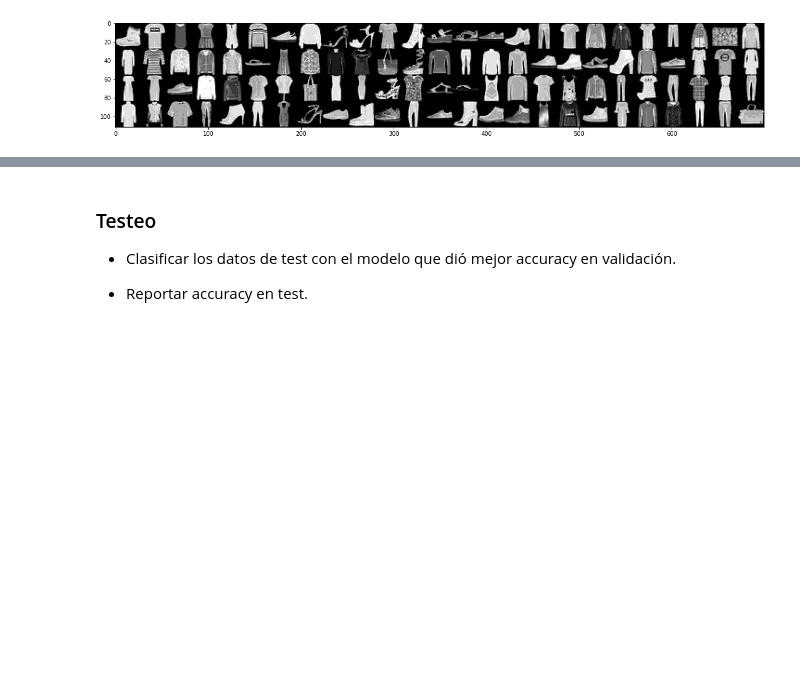
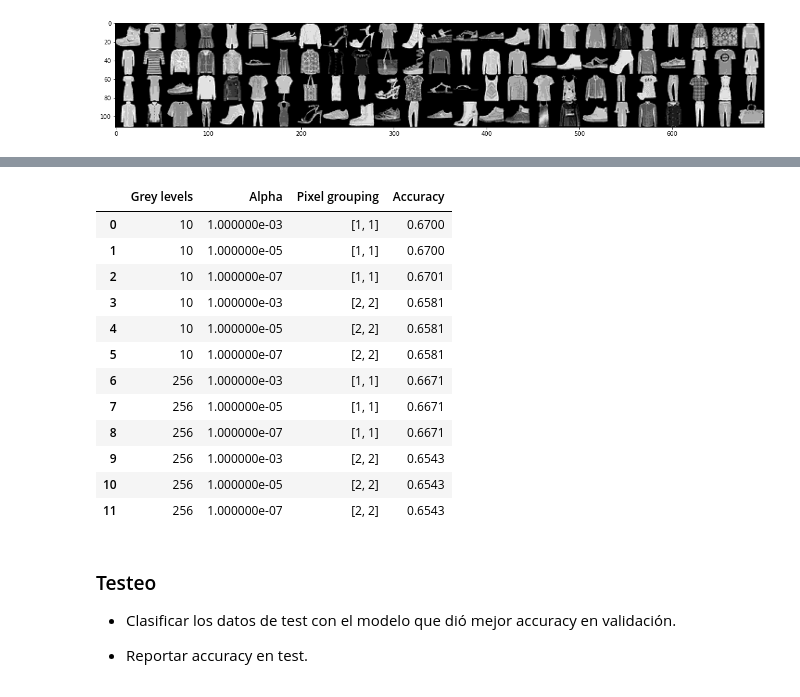
Before and after one commit to rocioparra/redes-neuronales, a Jupyter notebook: 02-naive-bayes/RN20202Q_NaiveBayes_Parra.ipynb, the cells around one changed output, grey strips where cells are left out. Saved outputs shown, nothing was run; the diff lists cells and outputs as text; code cells hidden in the pictures; blank space fills up the shorter version.

```diff
--- a/02-naive-bayes/RN20202Q_NaiveBayes_Parra.ipynb
+++ b/02-naive-bayes/RN20202Q_NaiveBayes_Parra.ipynb
@@ -306,3 +325,19 @@ else:
+# %%
+accuracies
+# %% [output]
+|  | Grey levels | Alpha | Pixel grouping | Accuracy |
+| 0 | 10 | 1.000000e-03 | [1, 1] | 0.6700 |
+| 1 | 10 | 1.000000e-05 | [1, 1] | 0.6700 |
+| 2 | 10 | 1.000000e-07 | [1, 1] | 0.6701 |
+| 3 | 10 | 1.000000e-03 | [2, 2] | 0.6581 |
+| 4 | 10 | 1.000000e-05 | [2, 2] | 0.6581 |
+| 5 | 10 | 1.000000e-07 | [2, 2] | 0.6581 |
+| 6 | 256 | 1.000000e-03 | [1, 1] | 0.6671 |
+| 7 | 256 | 1.000000e-05 | [1, 1] | 0.6671 |
+| 8 | 256 | 1.000000e-07 | [1, 1] | 0.6671 |
+| 9 | 256 | 1.000000e-03 | [2, 2] | 0.6543 |
+| 10 | 256 | 1.000000e-05 | [2, 2] | 0.6543 |
+| 11 | 256 | 1.000000e-07 | [2, 2] | 0.6543 |
 # %% [markdown]
 ### Testeo
 
```
Also changed, not shown: parts of 18 cells of this notebook, 6 other files.
